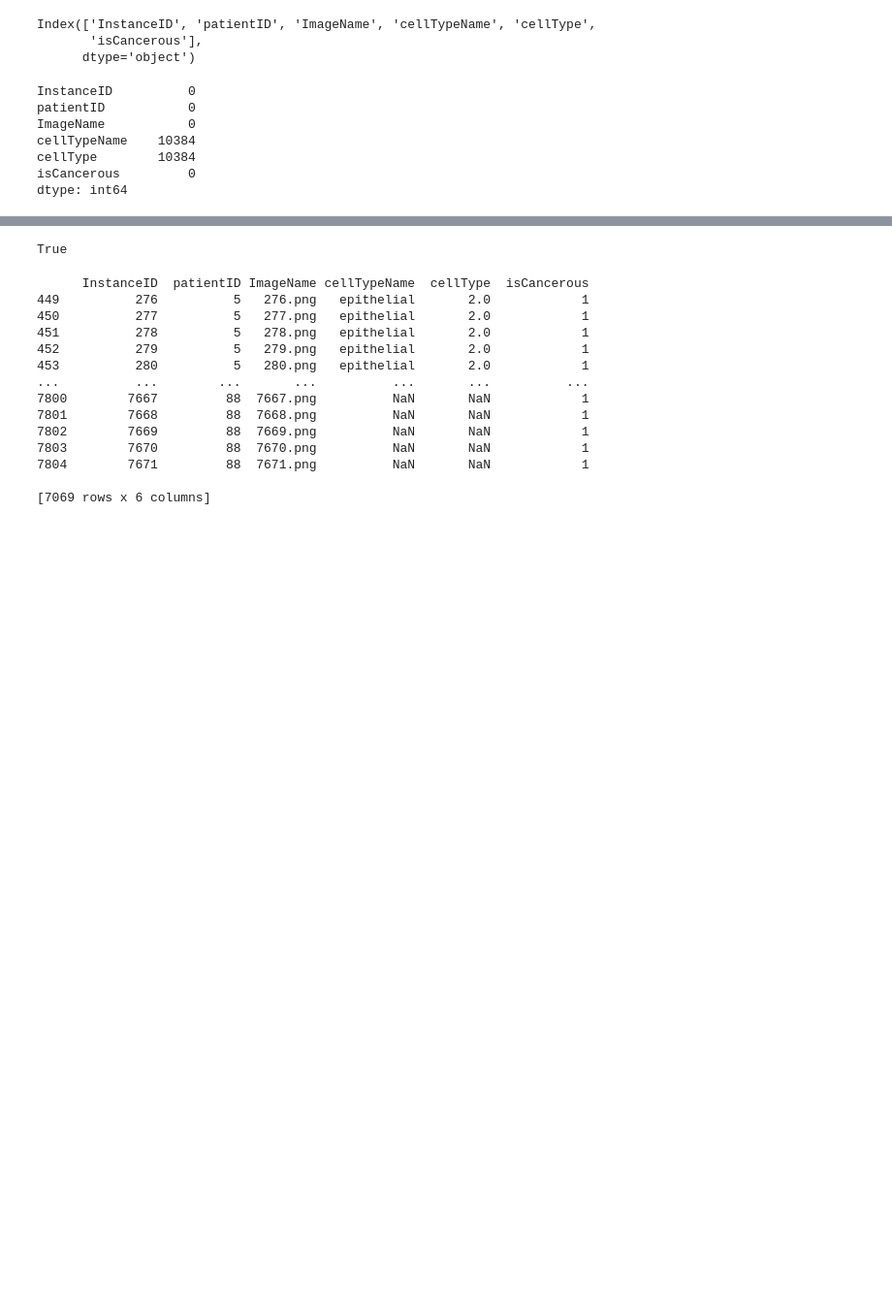
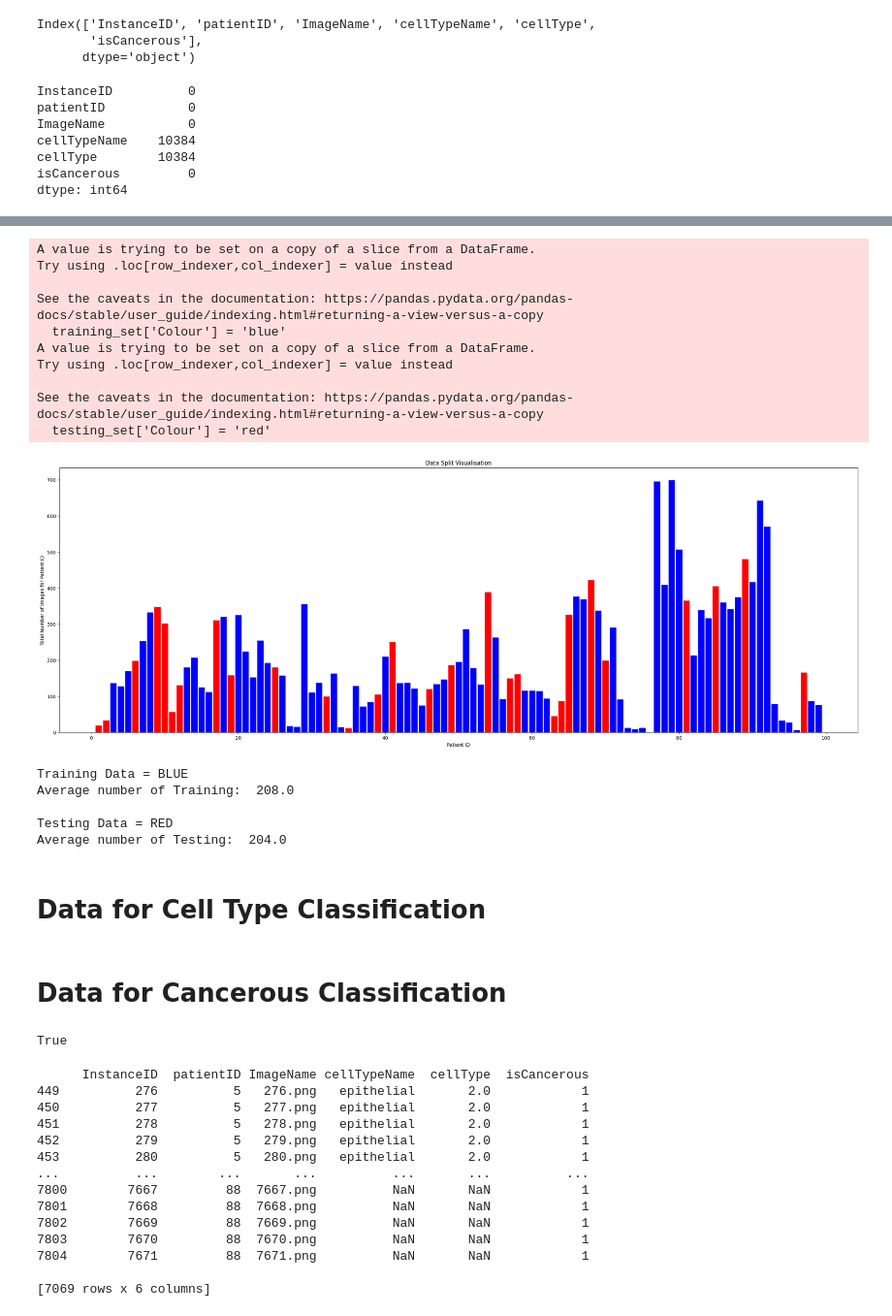
Before and after one commit to Kashyap-Chilivoju/MachineLearningA2, a Jupyter notebook: Assignment2.ipynb, the cells around one changed output, grey strips where cells are left out. Shown at 97% size. Saved outputs shown, nothing was run; the diff lists cells and outputs as text; code cells hidden in the pictures; blank space fills up the shorter version.

```diff
--- a/Assignment2.ipynb
+++ b/Assignment2.ipynb
@@ -143,0 +198,46 @@ dfPatientImagesCount.plot(kind='bar', x='Patient ID', y='Total Images for Patien
+# %%
+training_set = dfPatientImagesCount[dfPatientImagesCount['Patient ID'].isin(trainingPatientID)]
+testing_set = dfPatientImagesCount[dfPatientImagesCount['Patient ID'].isin(testingPatientID)]
+
+training_set['Colour'] = 'blue'
+testing_set['Colour'] = 'red'
+dfSplitData = pd.concat([training_set, testing_set])
+dfSplitData.sort_values(['Patient ID'], ascending=True, inplace=True)
+
+
+fig, ax = plt.subplots(figsize=(30, 10))
+bars = ax.bar(dfSplitData['Patient ID'], dfSplitData['Total Images for Patient'])
+
+for i, bar in enumerate(bars):
+    bar.set_color(dfSplitData.iloc[i]['Colour'])
+
+ax.set_xlabel('Patient ID')
+ax.set_ylabel('Total Number of Images for Patient ID')
+ax.set_title('Data Split Visualisation')
+
+plt.show()
+
+print("Training Data = BLUE")
+print("Average number of Training: ", training_set['Total Images for Patient'].mean().round())
+print()
+print("Testing Data = RED")
+print("Average number of Testing: ", testing_set['Total Images for Patient'].mean().round())
+# %% [output]
+A value is trying to be set on a copy of a slice from a DataFrame.
+Try using .loc[row_indexer,col_indexer] = value instead
+
+See the caveats in the documentation: https://pandas.pydata.org/pandas-docs/stable/user_guide/indexing.html#returning-a-view-versus-a-copy
+  training_set['Colour'] = 'blue'
+A value is trying to be set on a copy of a slice from a DataFrame.
+Try using .loc[row_indexer,col_indexer] = value instead
+
+See the caveats in the documentation: https://pandas.pydata.org/pandas-docs/stable/user_guide/indexing.html#returning-a-view-versus-a-copy
+  testing_set['Colour'] = 'red'
+[figure, added]
+Training Data = BLUE
+Average number of Training:  208.0
+
+Testing Data = RED
+Average number of Testing:  204.0
+# %% [markdown]
+# Data for Cell Type Classification
@@ -143,0 +251,2 @@ dfPatientImagesCount.plot(kind='bar', x='Patient ID', y='Total Images for Patien
+# %% [markdown]
+# Data for Cancerous Classification
```
Also changed, not shown: parts of 35 cells of this notebook.
